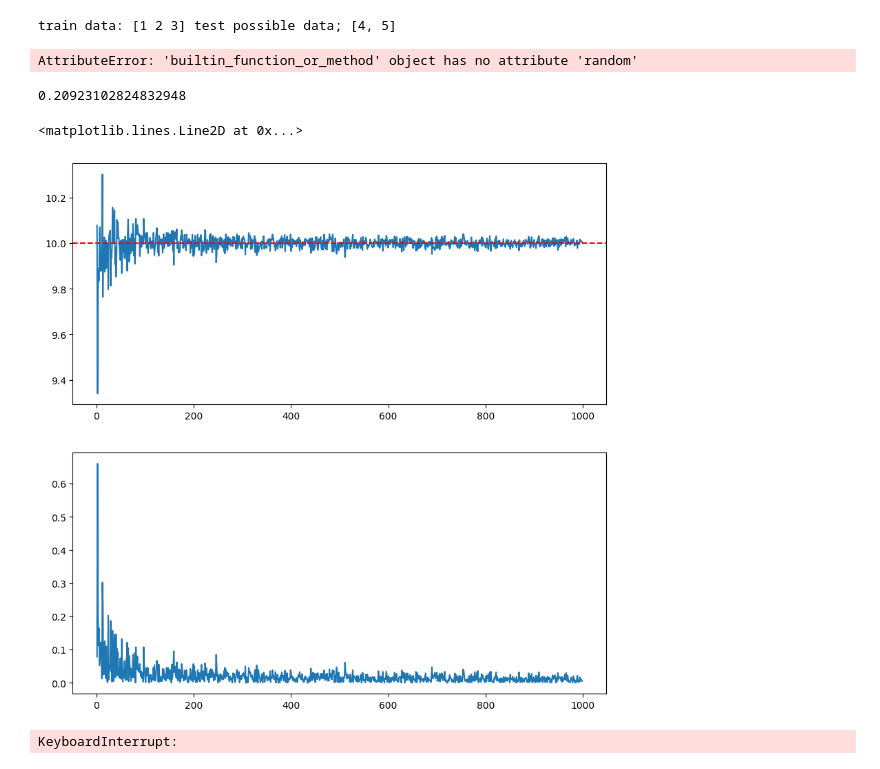
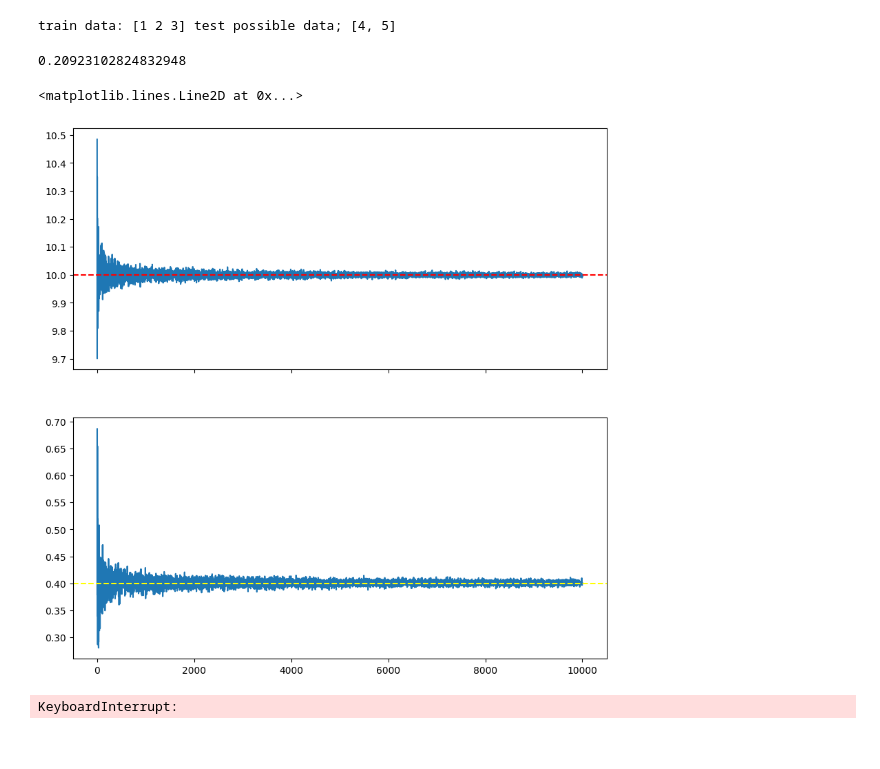
Before and after one commit to ChaosDonkey06/Stats-ML4Genomics, a Jupyter notebook: logistic_regression_py.ipynb, the cells around one changed output. Drawn from its saved outputs; the diff is of its cells as text; code cells hidden in the pictures.

```diff
--- a/logistic_regression_py.ipynb
+++ b/logistic_regression_py.ipynb
@@ -118,9 +118,5 @@ test_D = set(a) - set(train)
 print("train data:", train, "test possible data;", list(test_D))
 # %% [output]
 train data: [1 2 3] test possible data; [4, 5]
-# %%
-np.random.normal.random(10)
-# %% [output]
-AttributeError: 'builtin_function_or_method' object has no attribute 'random'
 # %%
 random_normal_samples = np.random.normal(0, 0.4, 1000000)
@@ -133,28 +128,34 @@ np.mean(bootstrap_sample)
 # %% [output]
 0.20923102824832948
 # %%
-μ_real = 10
+import numpy as np
+
+μ_real                = 10
+σ_real                = 0.4
 random_normal_samples = np.random.normal(μ_real, 0.4, 1000000)
 
-nb_explore  = np.arange(1, 1000)
+nb_explore   = np.arange(1, 10000)
 pred_acc_all = np.full(nb_explore.shape, np.nan)
+var_all      = np.full(nb_explore.shape, np.nan)
 
 for i_b, Nb in enumerate(nb_explore):
     bootstrap_sample = np.random.choice(random_normal_samples, Nb)
     pred_acc = np.mean(bootstrap_sample)
 
     pred_acc_all[i_b] = pred_acc
+    var_all[i_b]      = np.std(bootstrap_sample)
 # %%
 
 import matplotlib.pyplot as plt
-fig, ax = plt.subplots(2, 1, figsize=(10, 10))
+fig, ax = plt.subplots(2, 1, figsize=(10, 10), sharex=True)
 ax[0].plot(nb_explore, pred_acc_all)
-ax[1].plot(nb_explore, np.abs(pred_acc_all - 10))
+ax[1].plot(nb_explore, var_all * nb_explore / (nb_explore - 1))
 
-ax[0].axhline(μ_real, color='r', linestyle='--')
+ax[0].axhline(μ_real, color = 'r',      linestyle = '--')
+ax[1].axhline(0.4,    color = 'yellow', linestyle = '--')
 # %% [output]
 <matplotlib.lines.Line2D at 0x...>
-[figure, old version]
+[figure, new version]
 # %%
 import matplotlib.pyplot as plt
 import seaborn as sns
```
Also changed, not shown: parts of 1 cell of this notebook, 2 other files.
